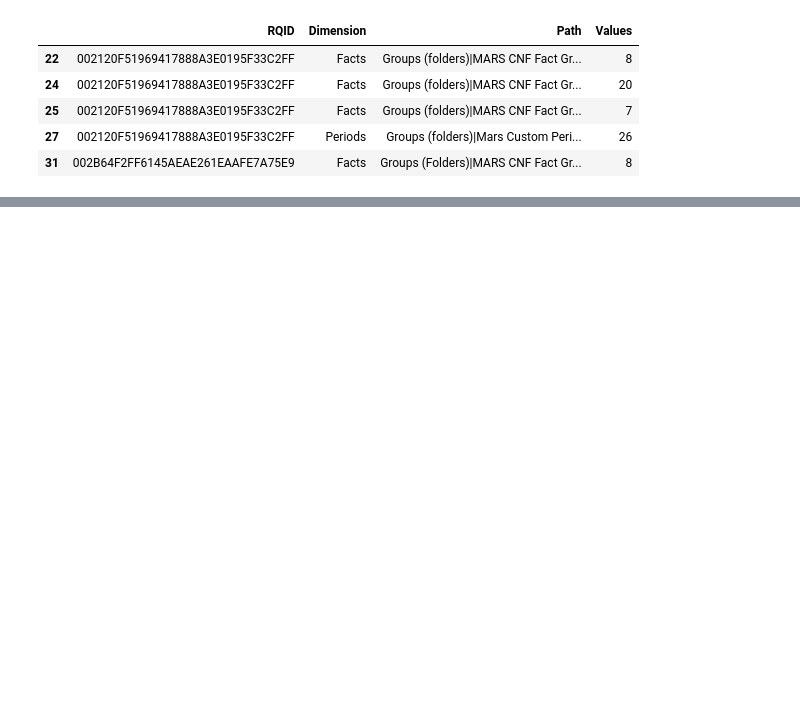
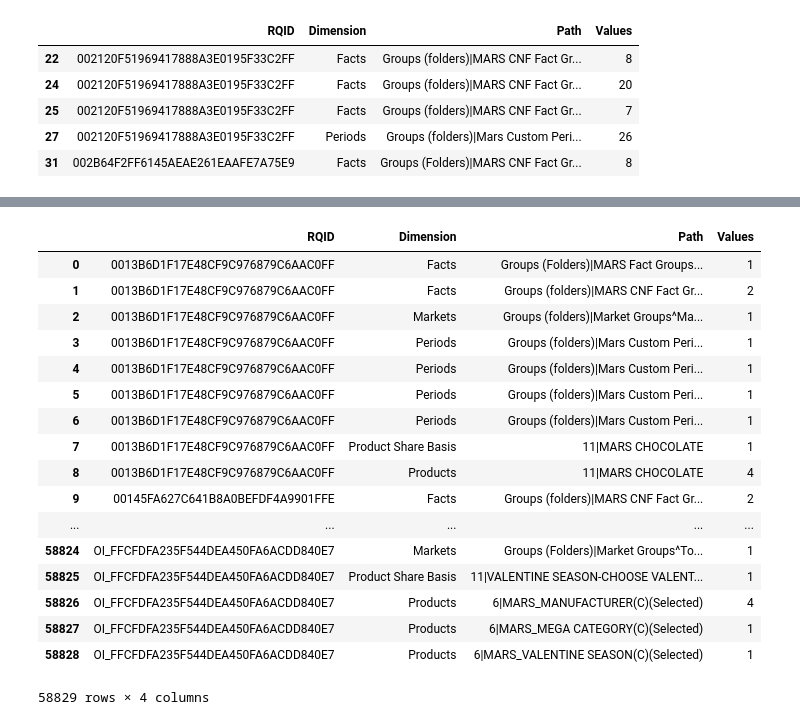
Before and after one commit to VigneshSM79/Vignesh-S-M, a Jupyter notebook: Rec_system.ipynb, the cells around one changed output, grey strips where cells are left out. Drawn from its saved outputs; the diff is of its cells as text; code cells hidden in the pictures; blank space fills up the shorter version.

```diff
--- a/Rec_system.ipynb
+++ b/Rec_system.ipynb
@@ -98,0 +155,21 @@ def func():
+# %%
+val
+# %% [output]
+|  | RQID | Dimension | Path | Values |
+| 0 | 0013B6D1F17E48CF9C976879C6AAC0FF | Facts | Groups (Folders)|MARS Fact Groups... | 1 |
+| 1 | 0013B6D1F17E48CF9C976879C6AAC0FF | Facts | Groups (folders)|MARS CNF Fact Gr... | 2 |
+| 2 | 0013B6D1F17E48CF9C976879C6AAC0FF | Markets | Groups (folders)|Market Groups^Ma... | 1 |
+| 3 | 0013B6D1F17E48CF9C976879C6AAC0FF | Periods | Groups (folders)|Mars Custom Peri... | 1 |
+| 4 | 0013B6D1F17E48CF9C976879C6AAC0FF | Periods | Groups (folders)|Mars Custom Peri... | 1 |
+| 5 | 0013B6D1F17E48CF9C976879C6AAC0FF | Periods | Groups (folders)|Mars Custom Peri... | 1 |
+| 6 | 0013B6D1F17E48CF9C976879C6AAC0FF | Periods | Groups (folders)|Mars Custom Peri... | 1 |
+| 7 | 0013B6D1F17E48CF9C976879C6AAC0FF | Product Share Basis | 11|MARS CHOCOLATE | 1 |
+| 8 | 0013B6D1F17E48CF9C976879C6AAC0FF | Products | 11|MARS CHOCOLATE | 4 |
+| 9 | 00145FA627C641B8A0BEFDF4A9901FFE | Facts | Groups (folders)|MARS CNF Fact Gr... | 2 |
+| ... | ... | ... | ... | ... |
+| 58824 | OI_FFCFDFA235F544DEA450FA6ACDD840E7 | Markets | Groups (Folders)|Market Groups^To... | 1 |
+| 58825 | OI_FFCFDFA235F544DEA450FA6ACDD840E7 | Product Share Basis | 11|VALENTINE SEASON-CHOOSE VALENT... | 1 |
+| 58826 | OI_FFCFDFA235F544DEA450FA6ACDD840E7 | Products | 6|MARS_MANUFACTURER(C)(Selected) | 4 |
+| 58827 | OI_FFCFDFA235F544DEA450FA6ACDD840E7 | Products | 6|MARS_MEGA CATEGORY(C)(Selected) | 1 |
+| 58828 | OI_FFCFDFA235F544DEA450FA6ACDD840E7 | Products | 6|MARS_VALENTINE SEASON(C)(Selected) | 1 |
+58829 rows × 4 columns
```
Also changed, not shown: parts of 22 cells of this notebook.
